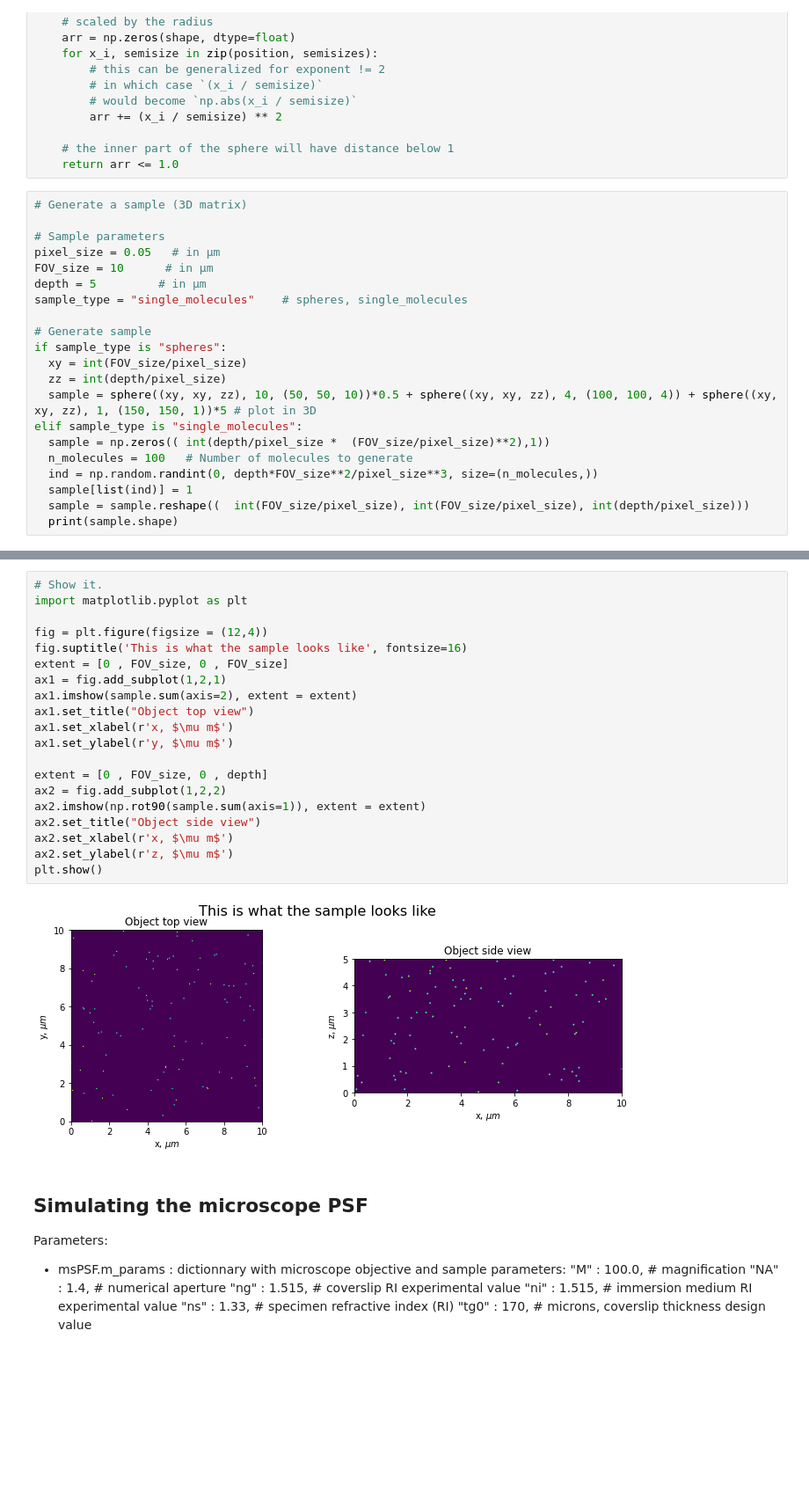
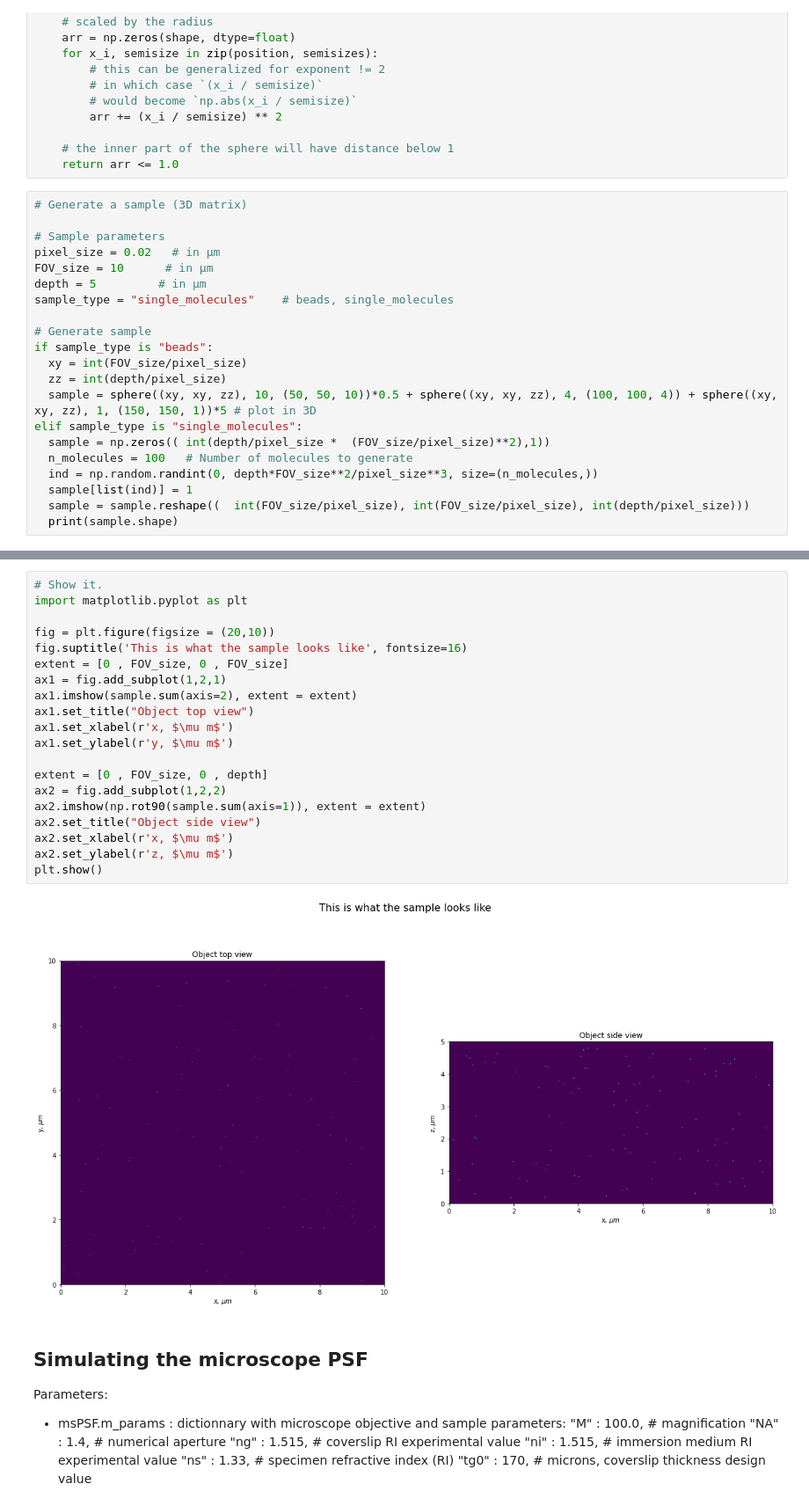
Before and after one commit to qbiomaster/qBioMaster-introduction, a Jupyter notebook: Labs/UE_Introduction/Microscope_image_formation.ipynb, the cells around one changed output, grey strips where cells are left out. Shown at 88% size. Drawn from its saved outputs; the diff is of its cells as text; blank space fills up the shorter version.

```diff
--- a/Labs/UE_Introduction/Microscope_image_formation.ipynb
+++ b/Labs/UE_Introduction/Microscope_image_formation.ipynb
@@ -65,13 +65,13 @@ def sphere(shape, radius, position):
 # Generate a sample (3D matrix)
 
 # Sample parameters
-pixel_size = 0.05   # in µm
+pixel_size = 0.02   # in µm
 FOV_size = 10      # in µm
 depth = 5         # in µm
-sample_type = "single_molecules"    # spheres, single_molecules
+sample_type = "single_molecules"    # beads, single_molecules
 
 # Generate sample
-if sample_type is "spheres":
+if sample_type is "beads":
   xy = int(FOV_size/pixel_size)
   zz = int(depth/pixel_size)
   sample = sphere((xy, xy, zz), 10, (50, 50, 10))*0.5 + sphere((xy, xy, zz), 4, (100, 100, 4)) + sphere((xy, xy, zz), 1, (150, 150, 1))*5 # plot in 3D
@@ -87,25 +87,25 @@ elif sample_type is "single_molecules":
 # %%
 # Show it.
 import matplotlib.pyplot as plt
 
-fig = plt.figure(figsize = (12,4))
+fig = plt.figure(figsize = (20,10))
 fig.suptitle('This is what the sample looks like', fontsize=16)
 extent = [0 , FOV_size, 0 , FOV_size]
 ax1 = fig.add_subplot(1,2,1)
 ax1.imshow(sample.sum(axis=2), extent = extent)
 ax1.set_title("Object top view")
 ax1.set_xlabel(r'x, $\mu m$')
 ax1.set_ylabel(r'y, $\mu m$')
 
 extent = [0 , FOV_size, 0 , depth]
 ax2 = fig.add_subplot(1,2,2)
 ax2.imshow(np.rot90(sample.sum(axis=1)), extent = extent)
 ax2.set_title("Object side view")
 ax2.set_xlabel(r'x, $\mu m$')
 ax2.set_ylabel(r'z, $\mu m$')
 plt.show()
 # %% [output]
-[figure, old version]
+[figure, new version]
 # %% [markdown]
 ## Simulating the microscope PSF
 
```
Also changed, not shown: parts of 3 cells of this notebook.
